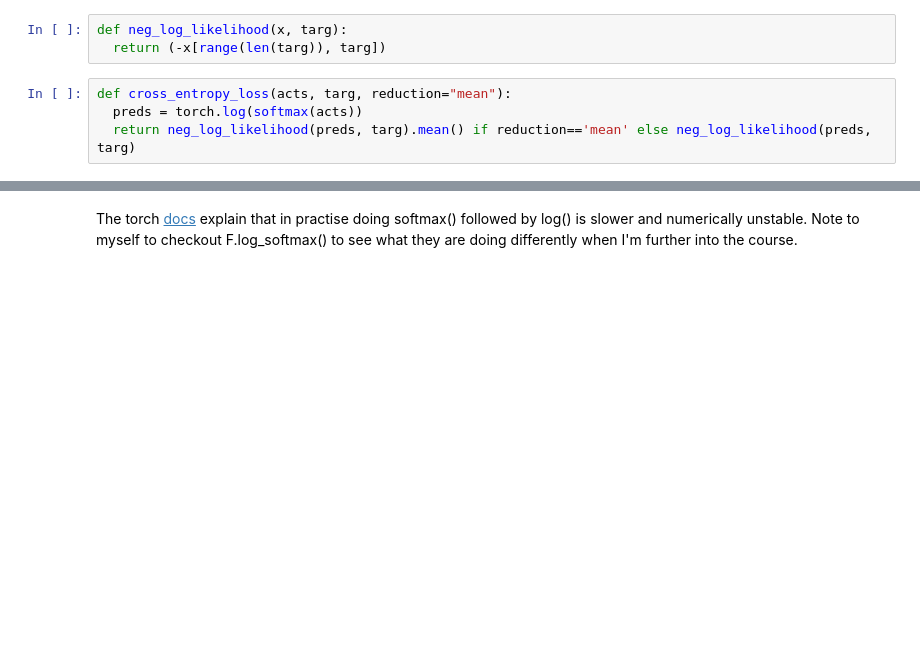
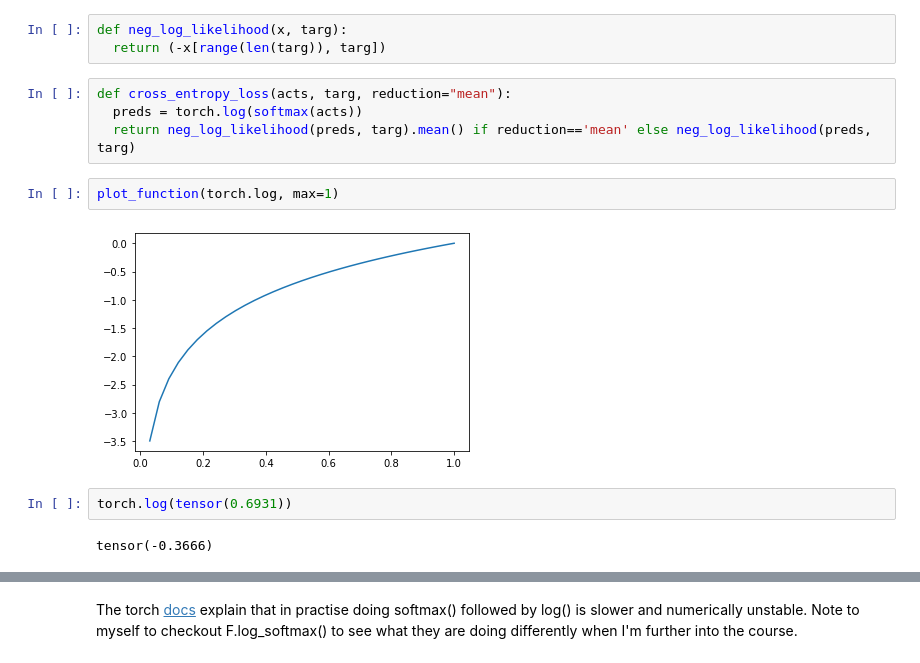
Before and after one commit to LukeWeidenwalker/fastai-notebooks, a Jupyter notebook: fastai_mnist.ipynb, the cells around one changed output, grey strips where cells are left out. Cells and saved outputs as stored; diff of their text form; blank space fills up the shorter version.

```diff
--- a/fastai_mnist.ipynb
+++ b/fastai_mnist.ipynb
@@ -51,3 +51,11 @@ def neg_log_likelihood(x, targ):
 def cross_entropy_loss(acts, targ, reduction="mean"):
   preds = torch.log(softmax(acts))
   return neg_log_likelihood(preds, targ).mean() if reduction=='mean' else neg_log_likelihood(preds, targ)
+# %%
+plot_function(torch.log, max=1)
+# %% [output]
+[figure, added]
+# %%
+torch.log(tensor(0.6931))
+# %% [output]
+tensor(-0.3666)
```
Also changed, not shown: parts of 8 cells of this notebook.
